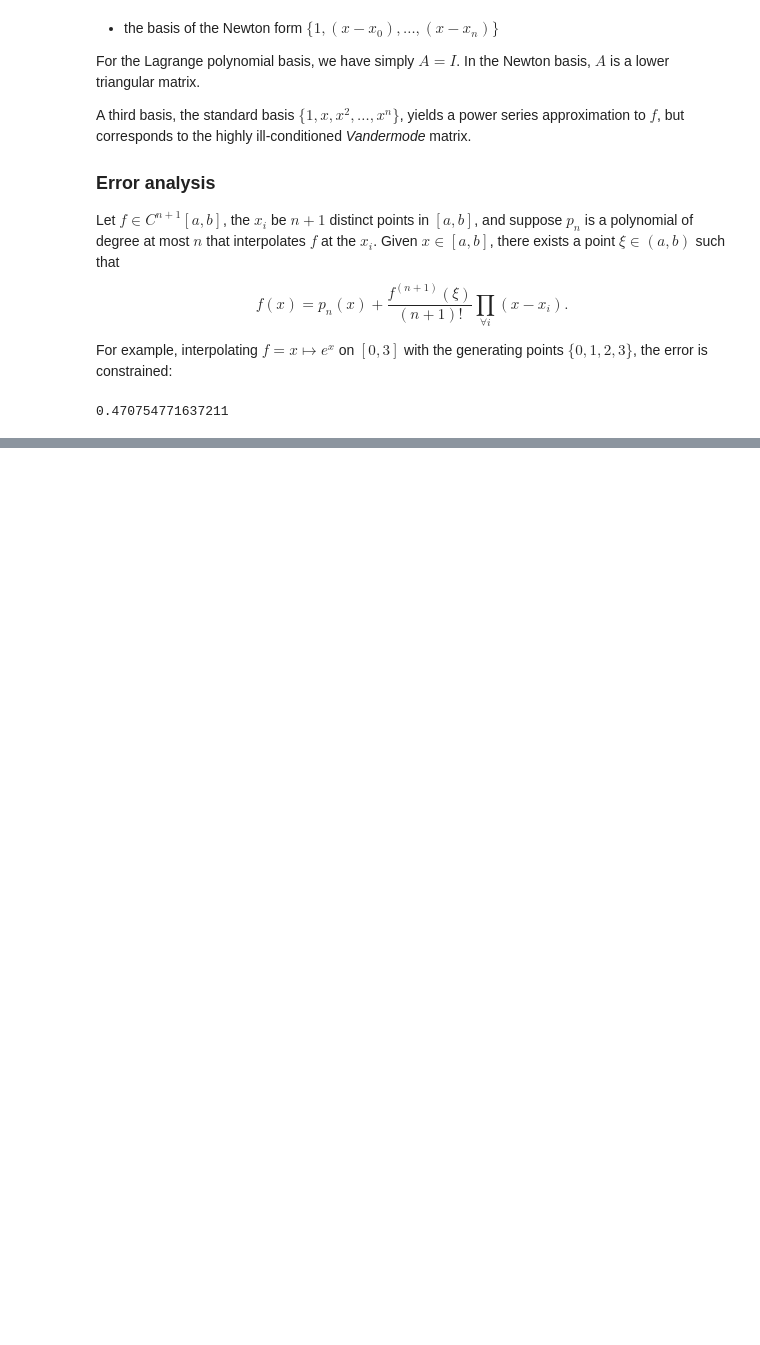
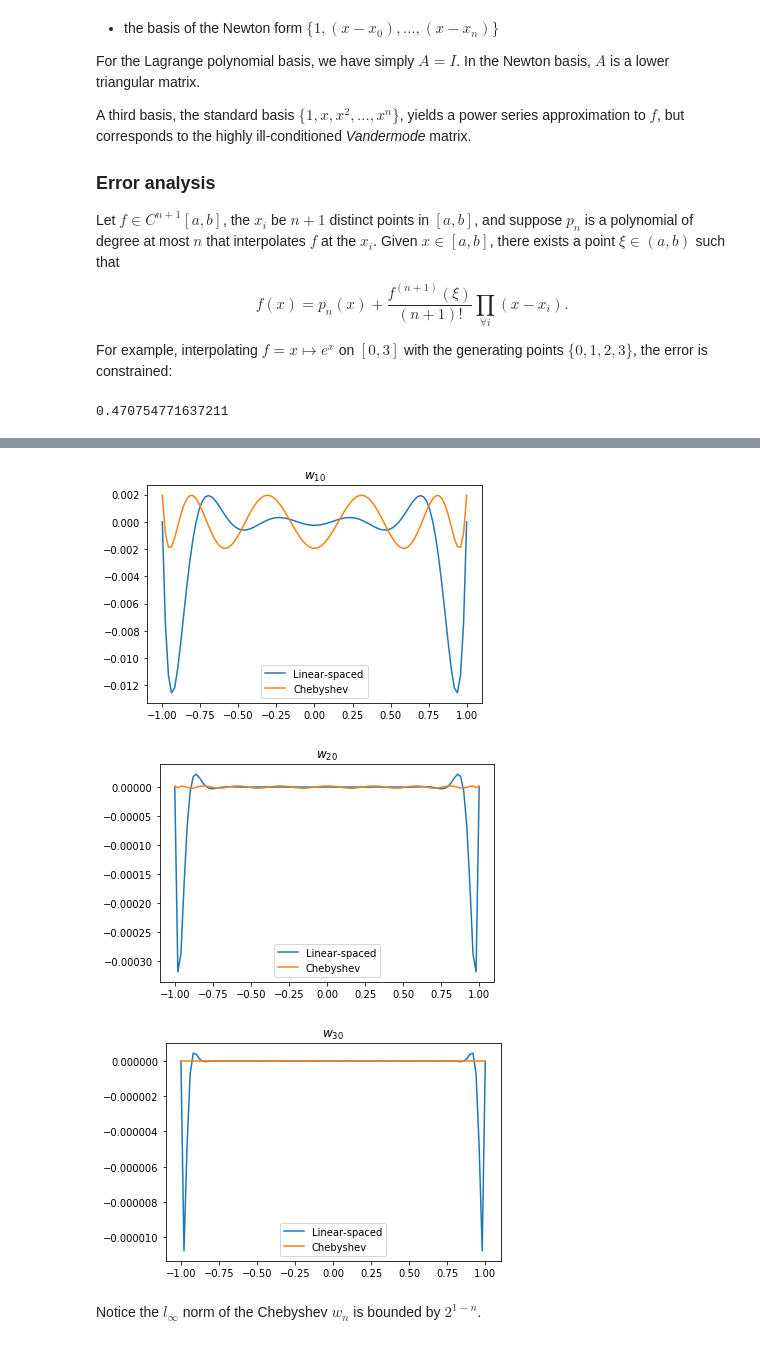
Before and after one commit to coltongrainger/fy18num, a Jupyter notebook: hw4/2018-07-19-interpolation.ipynb, the cells around one changed output, grey strips where cells are left out. Saved outputs shown, nothing was run; the diff lists cells and outputs as text; code cells hidden in the pictures; blank space fills up the shorter version.

Commit message:
Finish Chebyshev points.

```diff
--- a/hw4/2018-07-19-interpolation.ipynb
+++ b/hw4/2018-07-19-interpolation.ipynb
@@ -216,0 +291,27 @@ max_error
+# %%
+def w(vecx, x):
+    return np.product(vecx - x)
+
+def chebyshev_transform(vecx):
+    n = len(vecx) - 1
+    return -1*np.cos(vecx*(np.pi/2)*n/(n+1) + np.pi/2)
+
+def w_plot(vecx):
+    stiple = np.linspace(-1,1,100)
+    w_values = np.array([w(vecx, i) for i in stiple])
+    return plt.plot(stiple,w_values)
+
+def w_contrast(vecx):
+    return w_plot(vecx), w_plot(chebyshev_transform(vecx))
+
+for i in [10,20,30]:
+    w_contrast(np.linspace(-1,1,i))
+    plt.title('$w_{%d}$' % i)
+    plt.legend(('Linear-spaced','Chebyshev'))
+    plt.show()
+# %% [output]
+[figure, added]
+[figure, added]
+[figure, added]
+# %% [markdown]
+Notice the $l_\infty$ norm of the Chebyshev $w_n$ is bounded by $2^{1-n}$.
```
Also changed, not shown: parts of 4 cells of this notebook, 3 other files.
